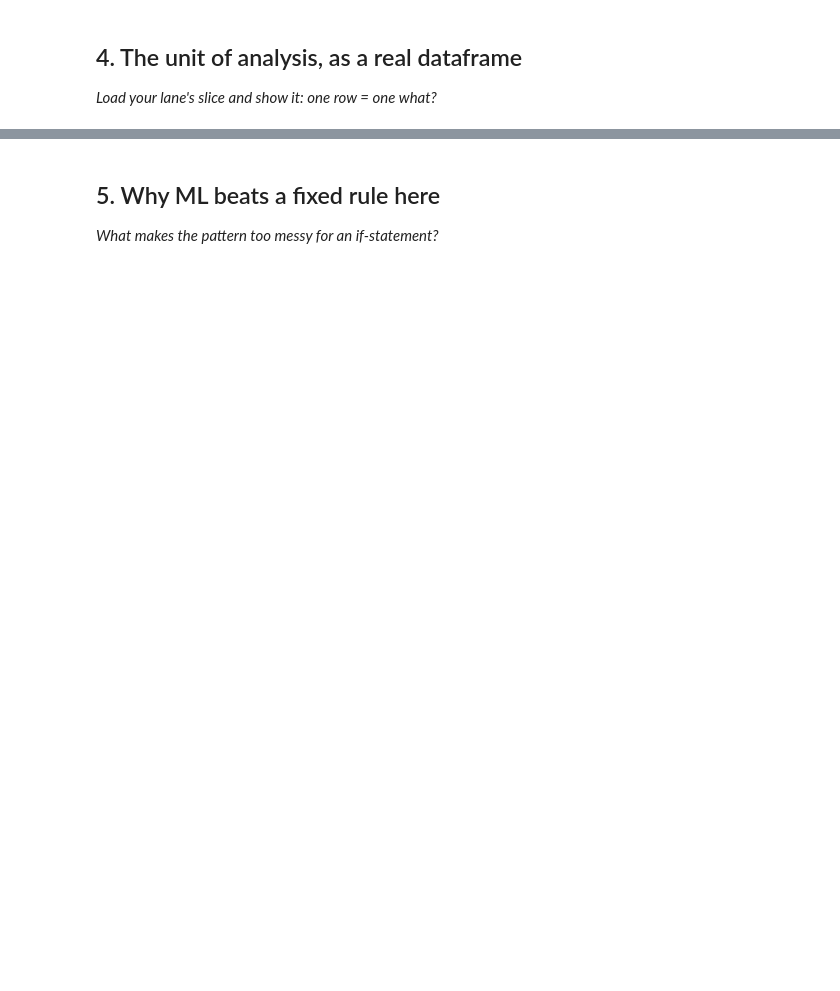
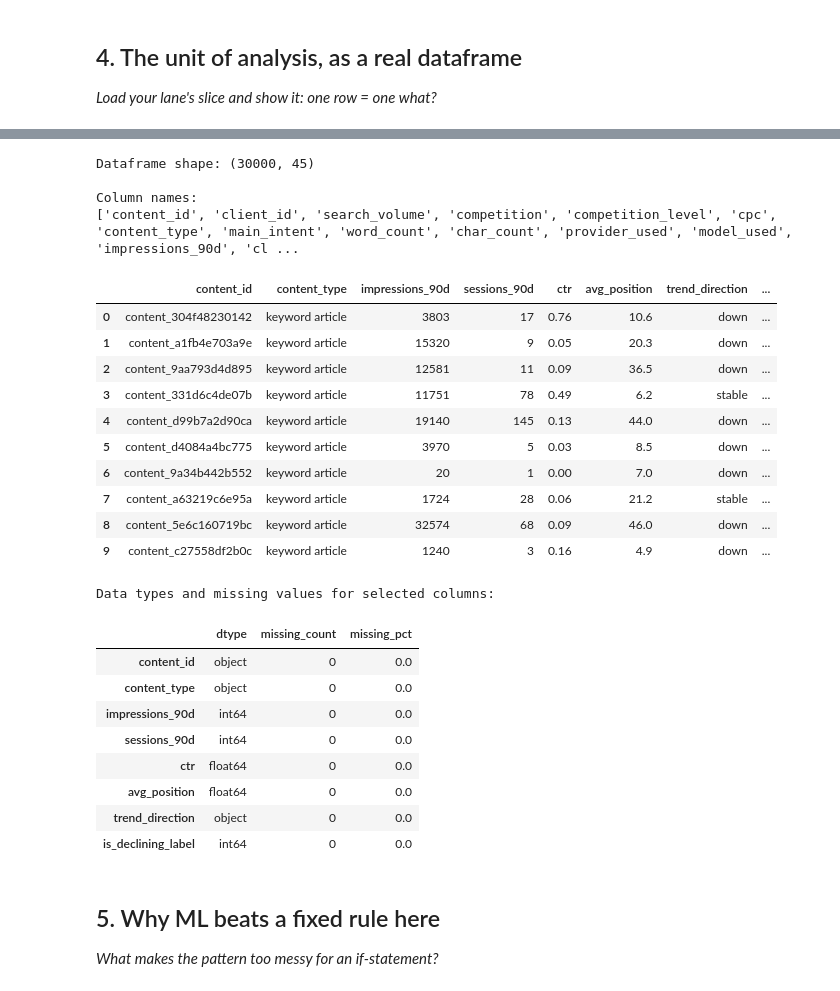
Before and after one commit to eshwar-2006/flyrank-ml-internship, a Jupyter notebook: work/notebooks/w02_ml_task_framing.ipynb, the cells around one changed output, grey strips where cells are left out. Cells and saved outputs as stored; diff of their text form; code cells hidden in the pictures; blank space fills up the shorter version.

```diff
--- a/work/notebooks/w02_ml_task_framing.ipynb
+++ b/work/notebooks/w02_ml_task_framing.ipynb
@@ -37,3 +123,47 @@ This skeleton is yours to fill. Work the sections **in order** — each one has
+# %%
+# Inspect the real dataframe and show a small, safe preview.
+print("Dataframe shape:", df.shape)
+print("\nColumn names:")
+print(df.columns.tolist())
+
+preview_cols = [c for c in [
+    "content_id", "content_type", "impressions_90d", "sessions_90d",
+    "ctr", "avg_position", "trend_direction", "is_declining_label"
+] if c in df.columns]
+display(df[preview_cols].head(10))
+
+print("\nData types and missing values for selected columns:")
+display(pd.DataFrame({
+    "dtype": df[preview_cols].dtypes.astype(str),
+    "missing_count": df[preview_cols].isna().sum(),
+    "missing_pct": (df[preview_cols].isna().mean() * 100).round(2)
+}))
+# %% [output]
+Dataframe shape: (30000, 45)
+
+Column names:
+['content_id', 'client_id', 'search_volume', 'competition', 'competition_level', 'cpc', 'content_type', 'main_intent', 'word_count', 'char_count', 'provider_used', 'model_used', 'impressions_90d', 'cl ...
+|  | content_id | content_type | impressions_90d | sessions_90d | ctr | avg_position | trend_direction | ... |
+| 0 | content_304f48230142 | keyword article | 3803 | 17 | 0.76 | 10.6 | down | ... |
+| 1 | content_a1fb4e703a9e | keyword article | 15320 | 9 | 0.05 | 20.3 | down | ... |
+| 2 | content_9aa793d4d895 | keyword article | 12581 | 11 | 0.09 | 36.5 | down | ... |
+| 3 | content_331d6c4de07b | keyword article | 11751 | 78 | 0.49 | 6.2 | stable | ... |
+| 4 | content_d99b7a2d90ca | keyword article | 19140 | 145 | 0.13 | 44.0 | down | ... |
+| 5 | content_d4084a4bc775 | keyword article | 3970 | 5 | 0.03 | 8.5 | down | ... |
+| 6 | content_9a34b442b552 | keyword article | 20 | 1 | 0.00 | 7.0 | down | ... |
+| 7 | content_a63219c6e95a | keyword article | 1724 | 28 | 0.06 | 21.2 | stable | ... |
+| 8 | content_5e6c160719bc | keyword article | 32574 | 68 | 0.09 | 46.0 | down | ... |
+| 9 | content_c27558df2b0c | keyword article | 1240 | 3 | 0.16 | 4.9 | down | ... |
+Data types and missing values for selected columns:
+|  | dtype | missing_count | missing_pct |
+| content_id | object | 0 | 0.0 |
+| content_type | object | 0 | 0.0 |
+| impressions_90d | int64 | 0 | 0.0 |
+| sessions_90d | int64 | 0 | 0.0 |
+| ctr | float64 | 0 | 0.0 |
+| avg_position | float64 | 0 | 0.0 |
+| trend_direction | object | 0 | 0.0 |
+| is_declining_label | int64 | 0 | 0.0 |
 # %% [markdown]
 ## 5. Why ML beats a fixed rule here
 
```
Also changed, not shown: parts of 16 cells of this notebook.
